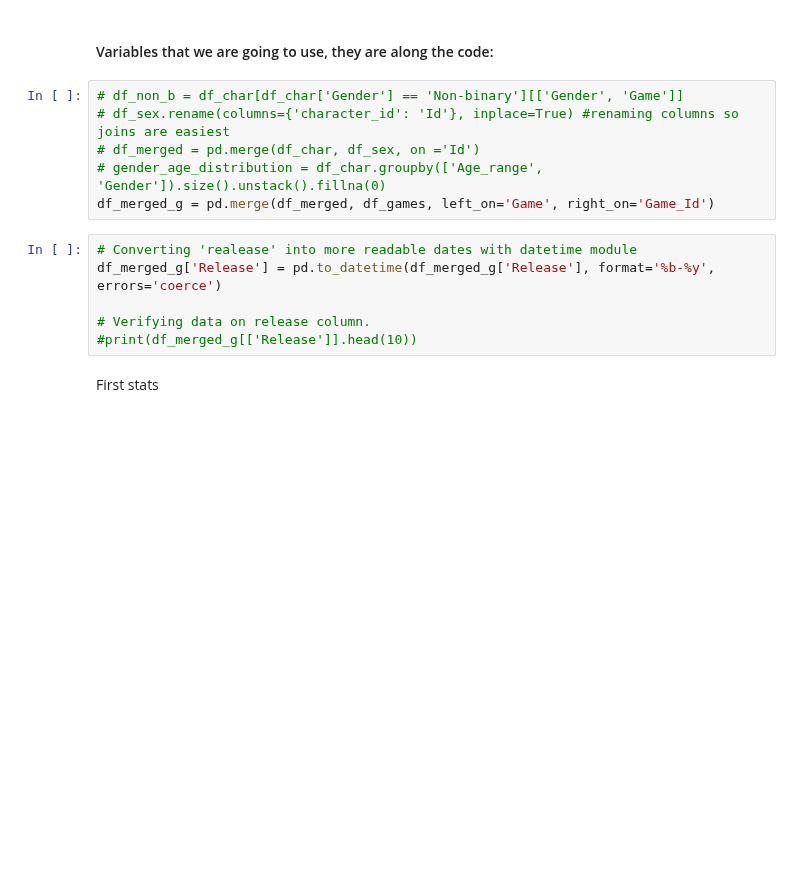
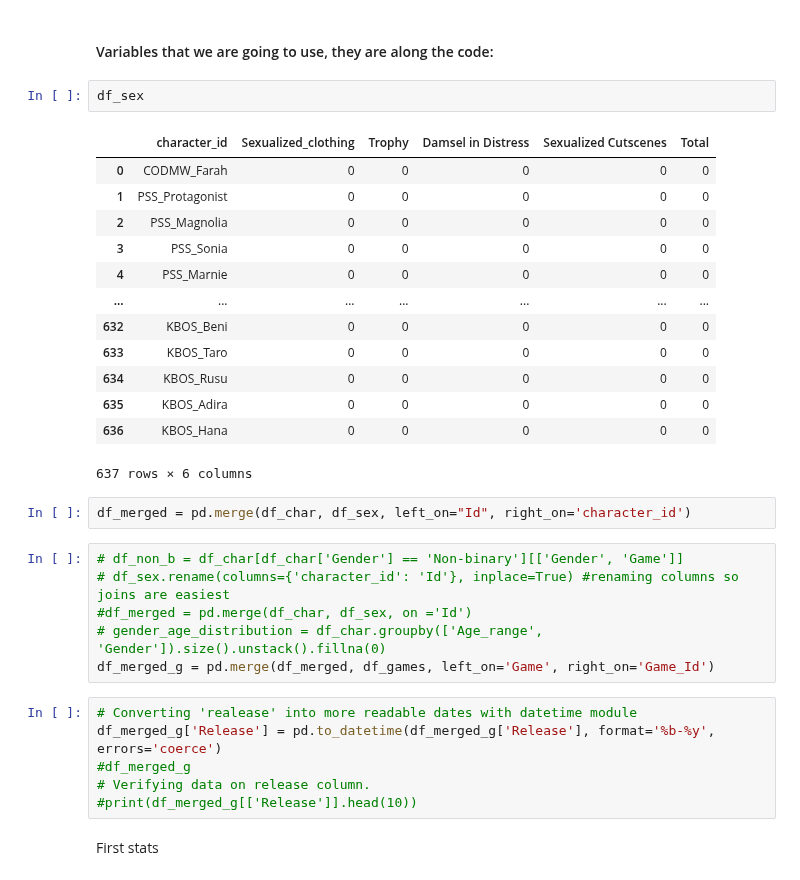
Before and after one commit to hayleyyryan/CFG_Degree_Project_Group_4, a Jupyter notebook: Jupyter_notebook/sexualized_data_exploration.ipynb, the cells around one changed output. Drawn from its saved outputs; the diff is of its cells as text; blank space fills up the shorter version.

```diff
--- a/Jupyter_notebook/sexualized_data_exploration.ipynb
+++ b/Jupyter_notebook/sexualized_data_exploration.ipynb
@@ -25,16 +25,34 @@ df_sex_cleaned = df_sex.drop_duplicates()
 df_games_cleaned = df_games.drop_duplicates()
 # %% [markdown]
 #### Variables that we are going to use, they are along the code:
+# %%
+df_sex
+# %% [output]
+|  | character_id | Sexualized_clothing | Trophy | Damsel in Distress | Sexualized Cutscenes | Total |
+| 0 | CODMW_Farah | 0 | 0 | 0 | 0 | 0 |
+| 1 | PSS_Protagonist | 0 | 0 | 0 | 0 | 0 |
+| 2 | PSS_Magnolia | 0 | 0 | 0 | 0 | 0 |
+| 3 | PSS_Sonia | 0 | 0 | 0 | 0 | 0 |
+| 4 | PSS_Marnie | 0 | 0 | 0 | 0 | 0 |
+| ... | ... | ... | ... | ... | ... | ... |
+| 632 | KBOS_Beni | 0 | 0 | 0 | 0 | 0 |
+| 633 | KBOS_Taro | 0 | 0 | 0 | 0 | 0 |
+| 634 | KBOS_Rusu | 0 | 0 | 0 | 0 | 0 |
+| 635 | KBOS_Adira | 0 | 0 | 0 | 0 | 0 |
+| 636 | KBOS_Hana | 0 | 0 | 0 | 0 | 0 |
+637 rows × 6 columns
+# %%
+df_merged = pd.merge(df_char, df_sex, left_on="Id", right_on='character_id')
 # %%
 # df_non_b = df_char[df_char['Gender'] == 'Non-binary'][['Gender', 'Game']]
 # df_sex.rename(columns={'character_id': 'Id'}, inplace=True) #renaming columns so joins are easiest
-# df_merged = pd.merge(df_char, df_sex, on ='Id')
+#df_merged = pd.merge(df_char, df_sex, on ='Id')
 # gender_age_distribution = df_char.groupby(['Age_range', 'Gender']).size().unstack().fillna(0)
 df_merged_g = pd.merge(df_merged, df_games, left_on='Game', right_on='Game_Id')
 # %%
 # Converting 'realease' into more readable dates with datetime module
 df_merged_g['Release'] = pd.to_datetime(df_merged_g['Release'], format='%b-%y', errors='coerce')
-
+#df_merged_g
 # Verifying data on release column.
 #print(df_merged_g[['Release']].head(10))
 # %% [markdown]
```
Also changed, not shown: parts of 5 cells of this notebook.
